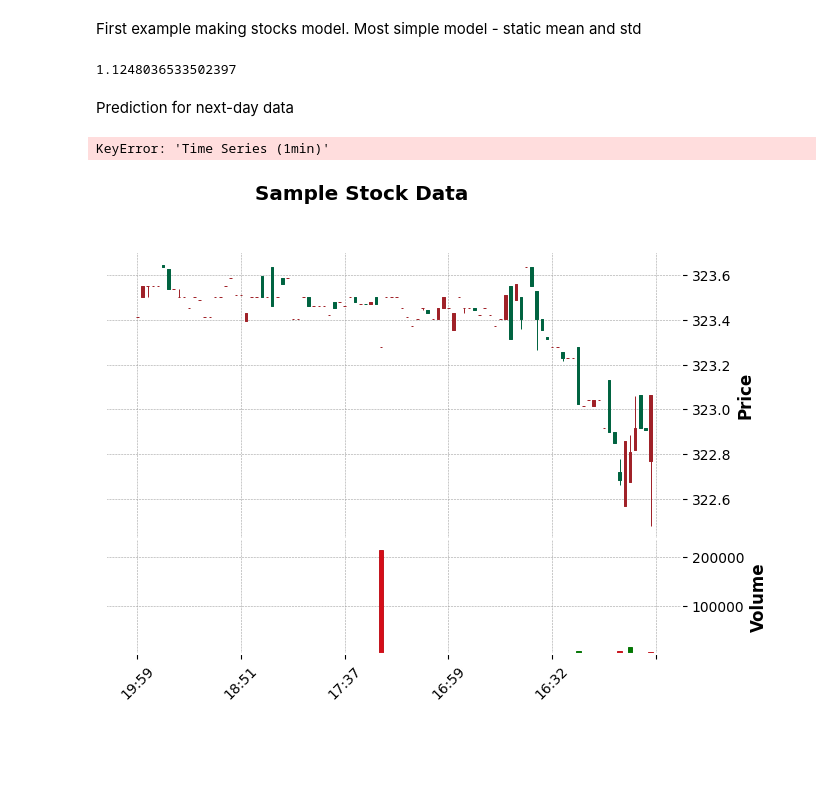
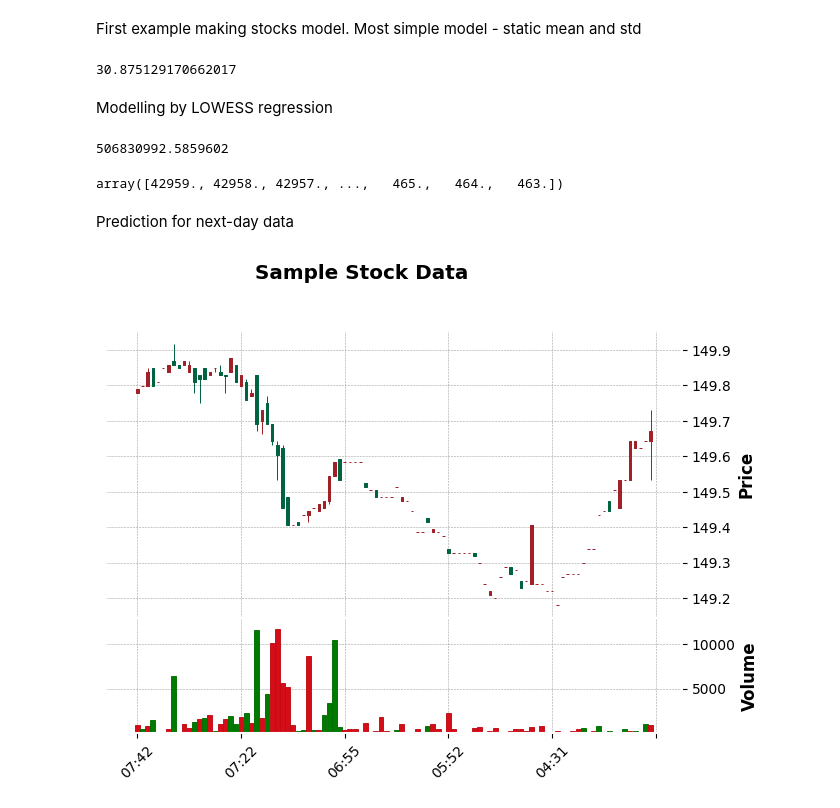
Before and after one commit to LeonidU/ItoEquationSolve, a Jupyter notebook: test_equation_solve.ipynb, the cells around one changed output. Saved outputs shown, nothing was run; the diff lists cells and outputs as text; code cells hidden in the pictures; blank space fills up the shorter version.

```diff
--- a/test_equation_solve.ipynb
+++ b/test_equation_solve.ipynb
@@ -22,11 +24,11 @@ def check_stock_symbol(symbol):
         return f"Error checking {symbol}: {e}"
 # %%
 # replace the "demo" apikey below with your own key from https://www.alphavantage.co/support/#api-key
-def get_stocks_data(symbol, data):
-    url = f'https://www.alphavantage.co/query?function=TIME_SERIES_INTRADAY&symbol={symbol}&month={data}&interval=1min&apikey={ALPHAVANTAGE_API}'
+def get_stocks_data(symbol, month):
+    url = f'https://www.alphavantage.co/query?function=TIME_SERIES_INTRADAY&symbol={symbol}&month={month}&interval=1min&apikey={ALPHAVANTAGE_API}&outputsize=full'
     r = requests.get(url)
+    print(r.json())
     data = r.json()["Time Series (1min)"]
-    print(data)
     df = pd.DataFrame([data[elem] for elem in data])
     df.rename(columns={
         '1. open': 'Open',
@@ -45,3 +47,12 @@ def get_stocks_data(symbol, data):
     df.set_index('Date', inplace=True)
     df.index = pd.to_datetime(df.index)
     return(df)
+
+
+#def get_stocks_data(symbol, start, end, interval="90m"):
+#    return(yf.download(symbol, start=start, end=end, interval=interval))
+
+#def get_stocks_data(symbol, start, end, interval="1h"):
+#    quandl.ApiConfig.api_key = '8P6FhFbwtrNzUMVbCkwz'
+#    data = quandl.get(f"WIKI/{symbol}", start_date=start, end_date=end)
+#    return(data)
@@ -51,0 +75,4 @@ df = get_stocks_data('IBM', '2021-09')
+# %%
+df = get_stocks_data('AAPL', "2021-09")
+df_train = df.head(-100)
+df_test = df.tail(100)
@@ -82,21 +107,36 @@ First example making stocks model. Most simple model - static mean and std
 # %%
 @sdepy.integrate
 def my_process(t, x):
-    return {'dt': df["High"].mean(), 'dw':  df["High"].std()}
+    return {'dt': df_train["High"].mean(), 'dw':  df_train["High"].std()}
 
 P = my_process(x0=1, paths=100, steps=100)
 x = P(timeline=(0., 0.5, 1.))
-np.mean((x[2] - df["High"])**2)
+np.mean((x[2] - df_test["High"])**2)
 # %% [output]
-1.1248036533502397
+30.875129170662017
+# %% [markdown]
+Modelling by LOWESS regression
+# %%
+x = ((df_train.index - pd.Timestamp("2021-09-01"))// pd.Timedelta('1m')).values.astype(float)
+a = create_continuous_function(x, lowess_estimation(df_train["High"], frac=0.6), kind='cubic')
+b = create_continuous_function(x, lowess_std(df_train["High"], frac=0.6), kind='cubic')
+
+@sdepy.integrate
+def my_process(t, x):
+    return {'dt': a(t), 'dw':  b(t)}
+
+P = my_process(x0=1, paths=100, steps=100)
+x1 = P(timeline=(400., 500., 600.))
+np.mean((x1[1] - df_test["High"])**2)
+# %% [output]
+506830992.5859602
+# %%
+x
+# %% [output]
+array([42959., 42958., 42957., ...,   465.,   464.,   463.])
 # %% [markdown]
 Prediction for next-day data
-# %%
-df_nd = get_stocks_data('IBM', '2021-10')
-np.mean((x[2] - df_nd["High"])**2)
-# %% [output]
-KeyError: 'Time Series (1min)'
 # %%
-make_cangle_plot(df_nd)
+make_cangle_plot(df_test)
 # %% [output]
-[figure, old version]
+[figure, new version]
```
Also changed, not shown: parts of 10 cells of this notebook, 3 other files.
